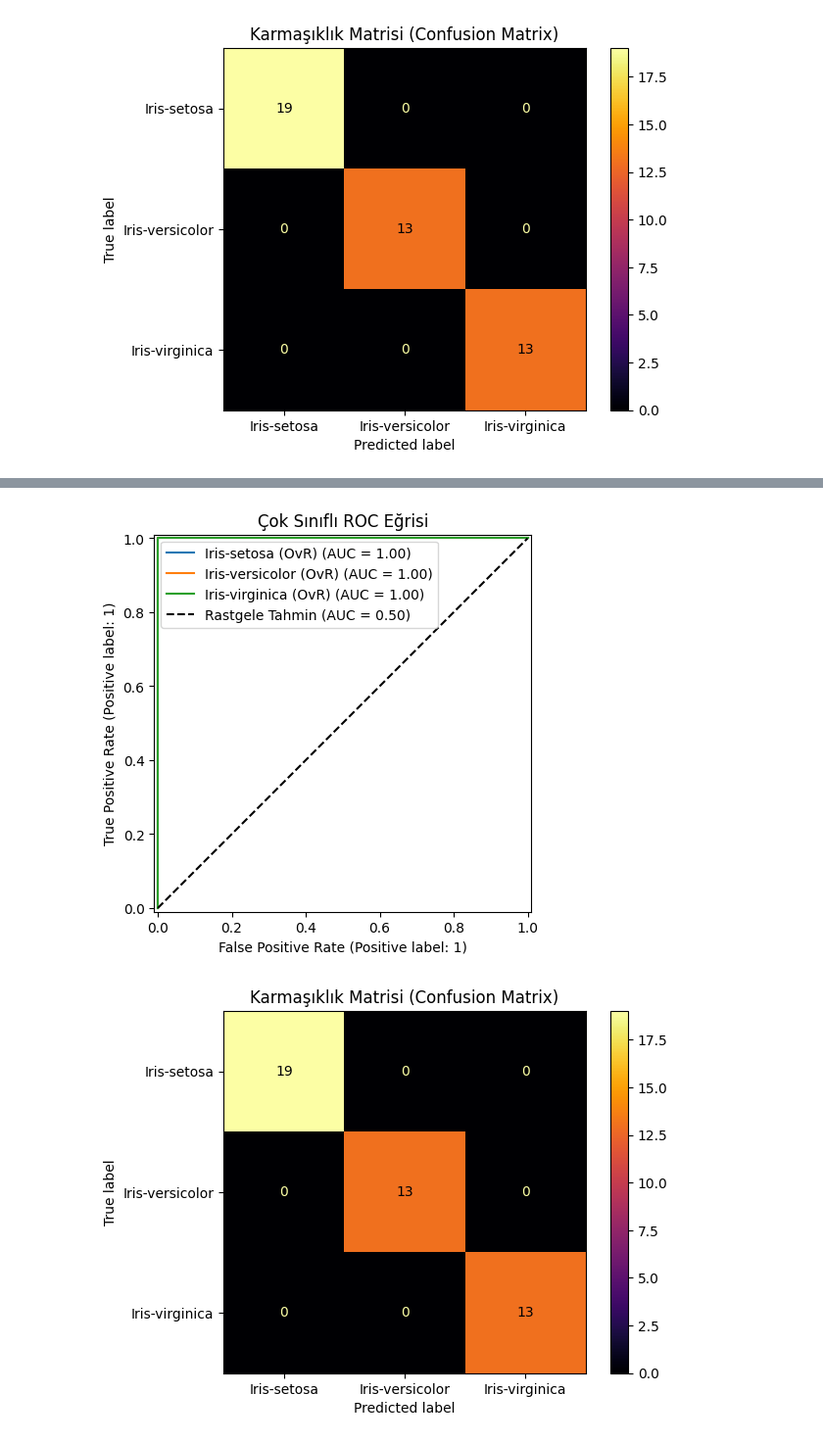
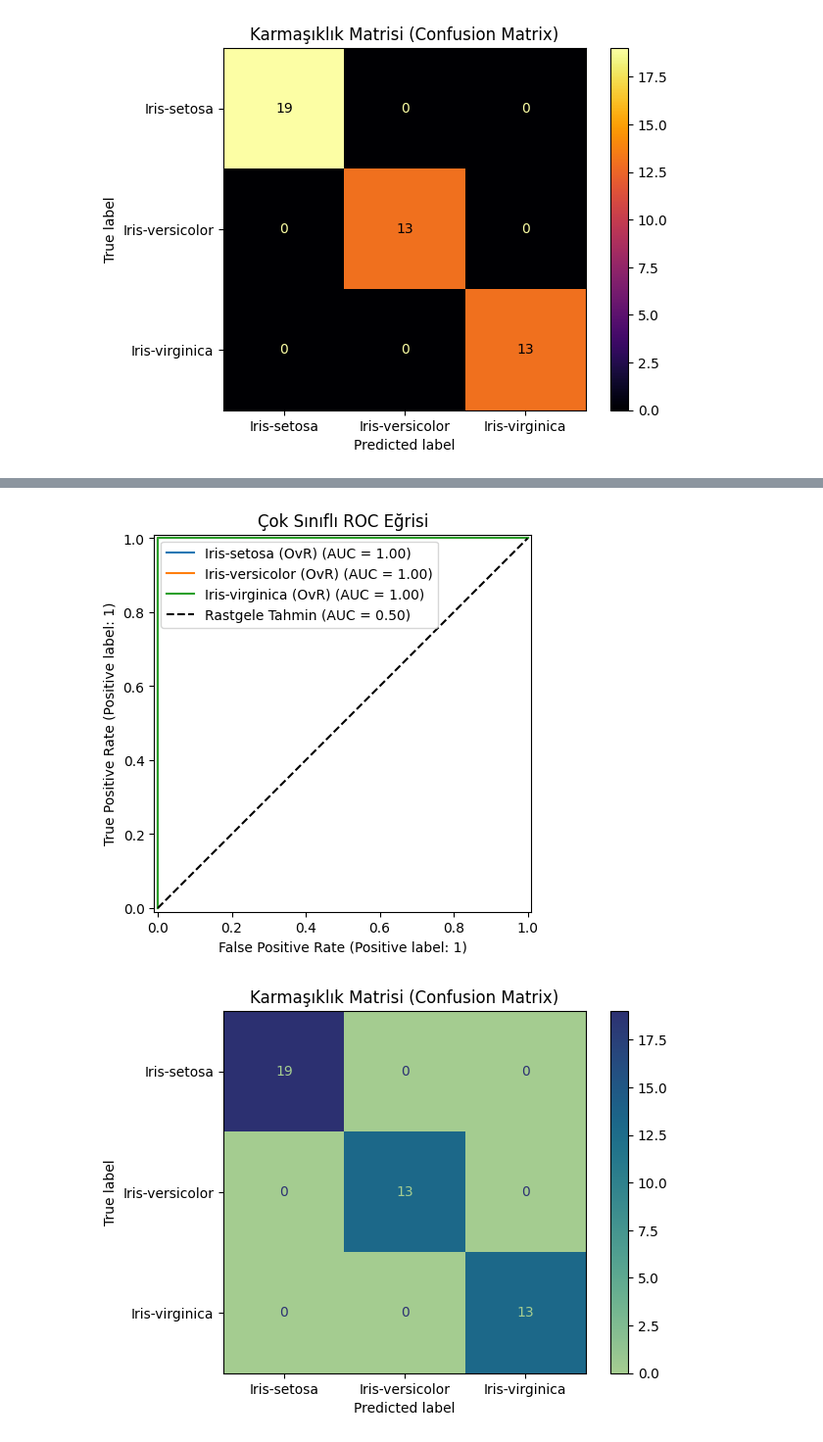
Before and after one commit to Ayberk-Aktan/Analyze_of_iris_datasets, a Jupyter notebook: ml_models.ipynb, the cells around one changed output, grey strips where cells are left out. Shown at 98% size. Drawn from its saved outputs; the diff is of its cells as text; code cells hidden in the pictures.

```diff
--- a/ml_models.ipynb
+++ b/ml_models.ipynb
@@ -254,7 +254,7 @@ plt.show()
 cm = confusion_matrix(Y_test, rfc_pred)
 
 disp = ConfusionMatrixDisplay(confusion_matrix=cm, display_labels=rfc.classes_)
-disp.plot(cmap="inferno")
+disp.plot(cmap="crest")
 plt.title("Karmaşıklık Matrisi (Confusion Matrix)")
 plt.show()
 # %% [output]
@@ -264,16 +264,16 @@ Model Log Loss Oranı: 0.06010
 
 Çapraz Doğrulama Raporu:
 Her Katmanın Doğruluk Oranı: [0.95238095 0.9047619  0.9047619  1.         0.95238095]
 Ortalama Skor: 0.94286
 Skorların Standart Sapması: 0.03563
 
 ROC-AUC Skoru: 1.00
 
 Random Forest Classifier Raporu
 ... (5 lines left out)
 
        accuracy                           1.00        45
       macro avg       1.00      1.00      1.00        45
    weighted avg       1.00      1.00      1.00        45
 [figure]
-[figure, old version]
+[figure, new version]
```
Also changed, not shown: parts of 3 cells of this notebook.
